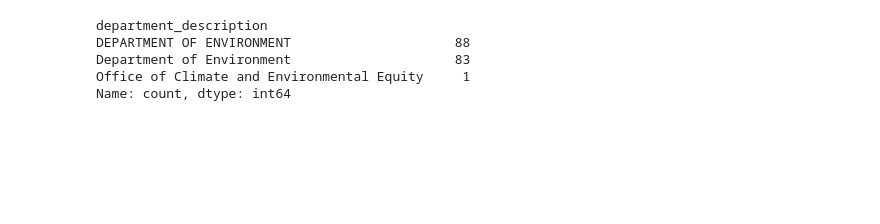
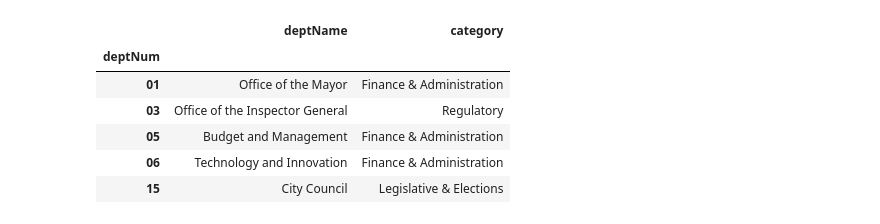
Before and after one commit to RamarkoB/chicago-budget, a Jupyter notebook: python/notebooks/ordinanceTest.ipynb, the cells around one changed output. Saved outputs shown, nothing was run; the diff lists cells and outputs as text; code cells hidden in the pictures; blank space fills up the shorter version.

```diff
--- a/python/notebooks/ordinanceTest.ipynb
+++ b/python/notebooks/ordinanceTest.ipynb
@@ -84,8 +481,19 @@ df.head()
-# %%
-df[df["department_number"] == "72"]["department_description"].value_counts()
-# %% [output]
-department_description
-DEPARTMENT OF ENVIRONMENT                     88
-Department of Environment                     83
-Office of Climate and Environmental Equity     1
-Name: count, dtype: int64
+# %%
+categoryMatches = []
+for key, value in categories.items():
+    for code in value:
+        categoryMatches.append([code, key])
+
+categorySeries = makeSeries(categoryMatches, ["deptNum", "category"])
+deptNameSeries = splitSeries(depts, ["deptNum", "deptName"], True)
+
+deptsDF = pd.concat([deptNameSeries, categorySeries], axis=1)
+deptsDF.head()
+# %% [output]
+|  | deptName | category |
+| deptNum |  |  |
+| 01 | Office of the Mayor | Finance & Administration |
+| 03 | Office of the Inspector General | Regulatory |
+| 05 | Budget and Management | Finance & Administration |
+| 06 | Technology and Innovation | Finance & Administration |
+| 15 | City Council | Legislative & Elections |
```
Also changed, not shown: parts of 8 cells of this notebook, 30 other files.
